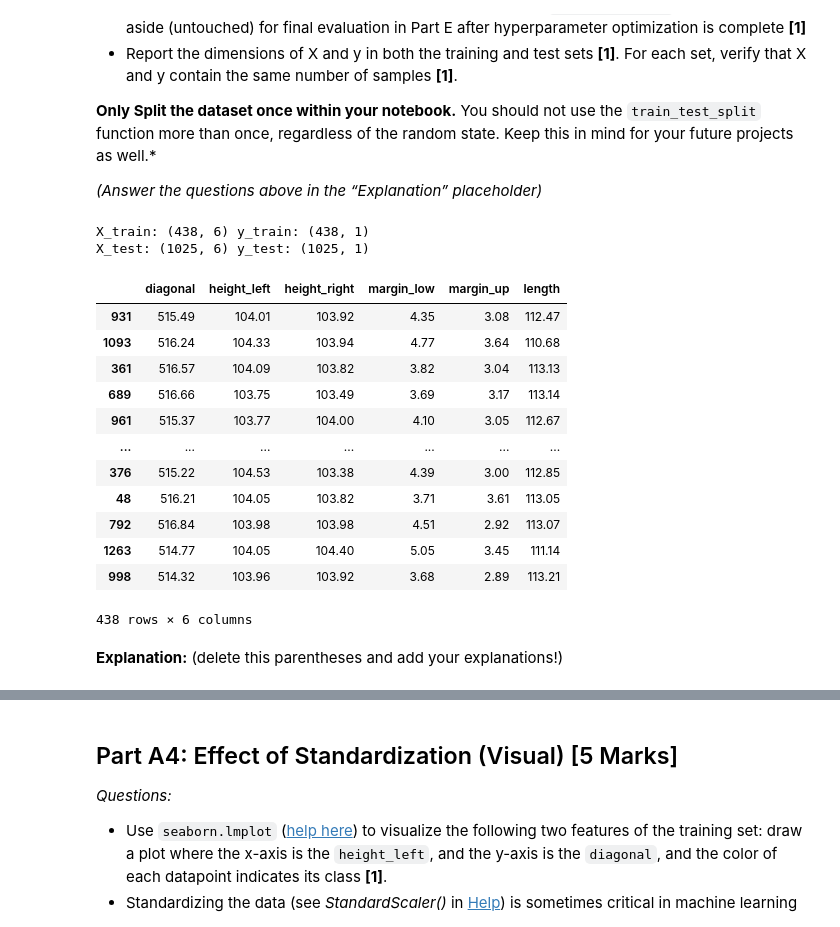
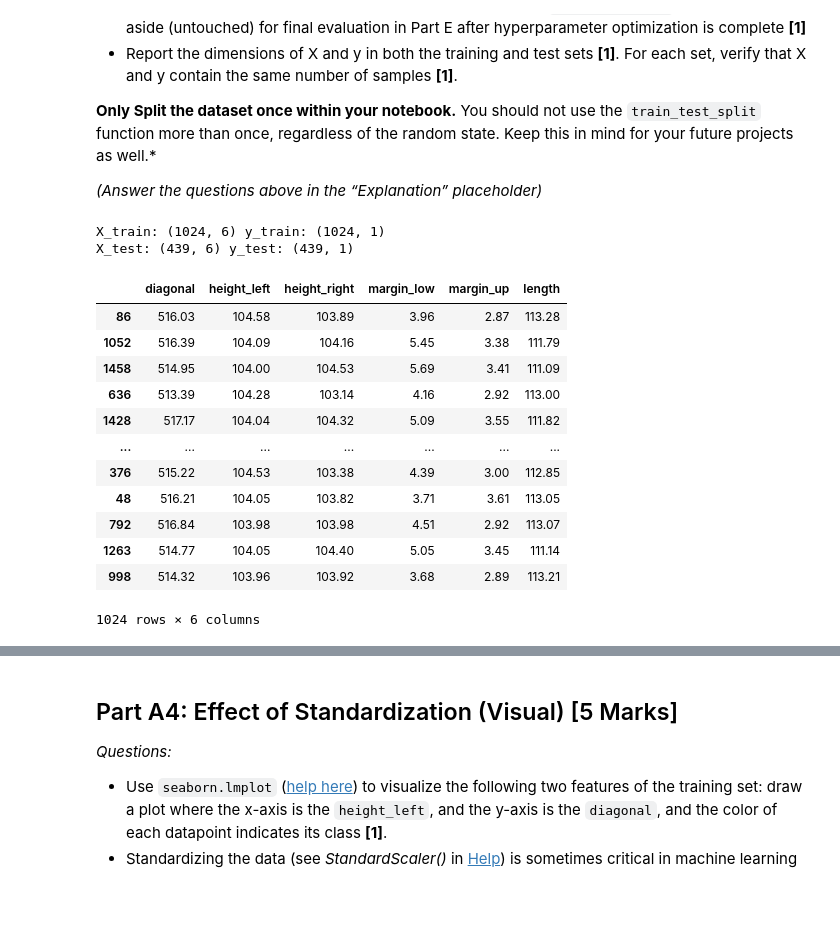
Before and after one commit to acknowledgeworkimagine/DataScienceStatlLearning, a Jupyter notebook: Project1_Elias_Gallegos.ipynb, the cells around one changed output, grey strips where cells are left out. Saved outputs shown, nothing was run; the diff lists cells and outputs as text; code cells hidden in the pictures; blank space fills up the shorter version.

```diff
--- a/Project1_Elias_Gallegos.ipynb
+++ b/Project1_Elias_Gallegos.ipynb
@@ -273,30 +278,28 @@ It is best practice to have a training set (from which there is a rotating valid
 # %%
 from sklearn.model_selection import train_test_split
 
-X_train, X_test, y_train, y_test = train_test_split(X_n_predictors, y_n_goal, test_size=.70, train_size=.30, random_state=21)
+X_train, X_test, y_train, y_test, = train_test_split(X_n_predictors, y_n_goal, test_size=.30, train_size=.70, random_state=21)
 
 print(f"X_train: {X_train.shape} y_train: {y_train.shape}")
 print(f"X_test: {X_test.shape} y_test: {y_test.shape}")
 
 #check_missing(X_train)
 #check_missing(y_train)
 
 display(X_train)
 # %% [output]
-X_train: (438, 6) y_train: (438, 1)
-X_test: (1025, 6) y_test: (1025, 1)
+X_train: (1024, 6) y_train: (1024, 1)
+X_test: (439, 6) y_test: (439, 1)
 |  | diagonal | height_left | height_right | margin_low | margin_up | length |
-| 931 | 515.49 | 104.01 | 103.92 | 4.35 | 3.08 | 112.47 |
-| 1093 | 516.24 | 104.33 | 103.94 | 4.77 | 3.64 | 110.68 |
-| 361 | 516.57 | 104.09 | 103.82 | 3.82 | 3.04 | 113.13 |
-| 689 | 516.66 | 103.75 | 103.49 | 3.69 | 3.17 | 113.14 |
-| 961 | 515.37 | 103.77 | 104.00 | 4.10 | 3.05 | 112.67 |
+| 86 | 516.03 | 104.58 | 103.89 | 3.96 | 2.87 | 113.28 |
+| 1052 | 516.39 | 104.09 | 104.16 | 5.45 | 3.38 | 111.79 |
+| 1458 | 514.95 | 104.00 | 104.53 | 5.69 | 3.41 | 111.09 |
+| 636 | 513.39 | 104.28 | 103.14 | 4.16 | 2.92 | 113.00 |
+| 1428 | 517.17 | 104.04 | 104.32 | 5.09 | 3.55 | 111.82 |
 | ... | ... | ... | ... | ... | ... | ... |
 | 376 | 515.22 | 104.53 | 103.38 | 4.39 | 3.00 | 112.85 |
 | 48 | 516.21 | 104.05 | 103.82 | 3.71 | 3.61 | 113.05 |
 | 792 | 516.84 | 103.98 | 103.98 | 4.51 | 2.92 | 113.07 |
 | 1263 | 514.77 | 104.05 | 104.40 | 5.05 | 3.45 | 111.14 |
 | 998 | 514.32 | 103.96 | 103.92 | 3.68 | 2.89 | 113.21 |
-438 rows × 6 columns
+1024 rows × 6 columns
-# %% [markdown]
-**Explanation:** (delete this parentheses and add your explanations!)
```
Also changed, not shown: parts of 14 cells of this notebook, 2 other files.
